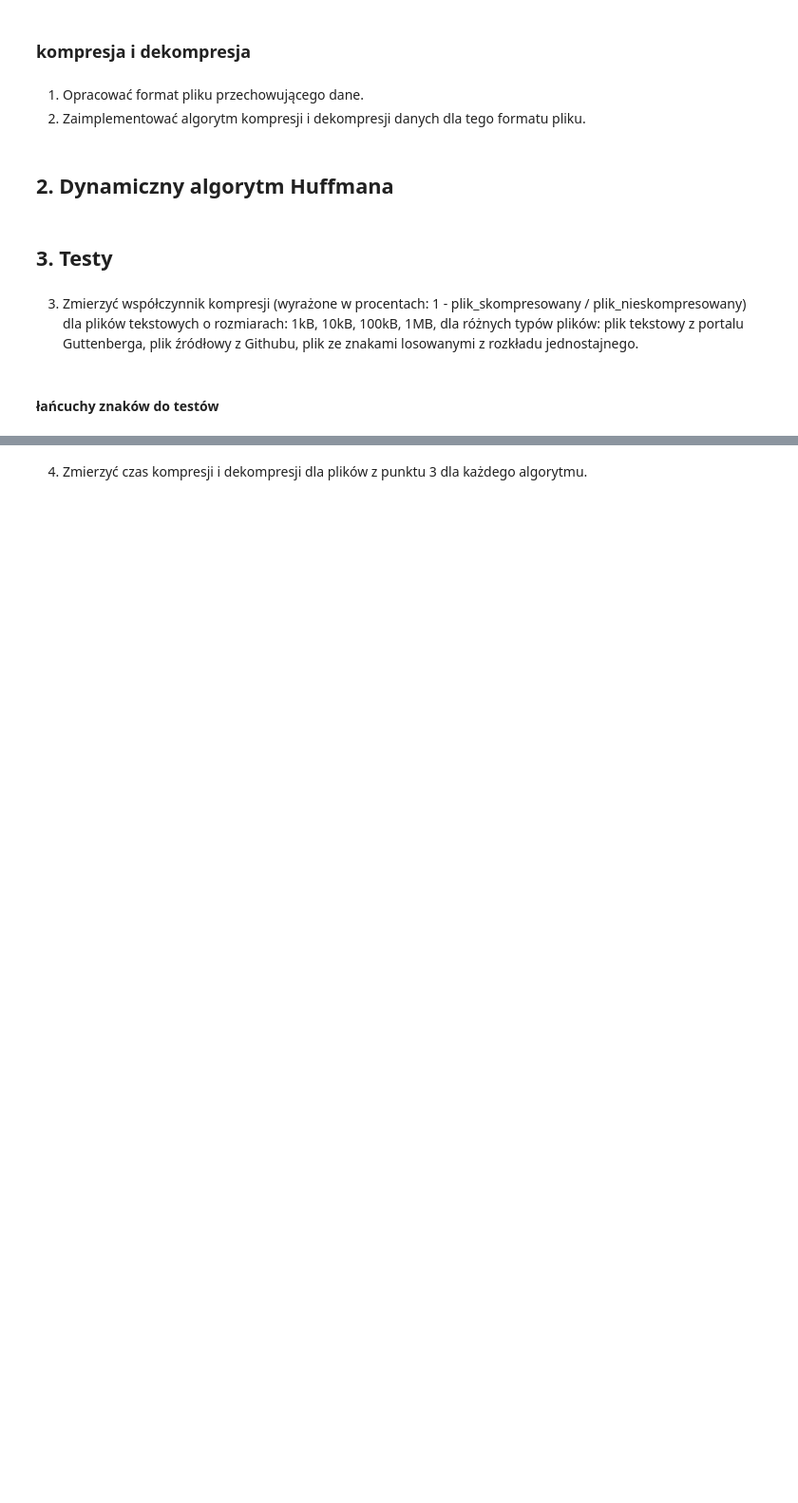
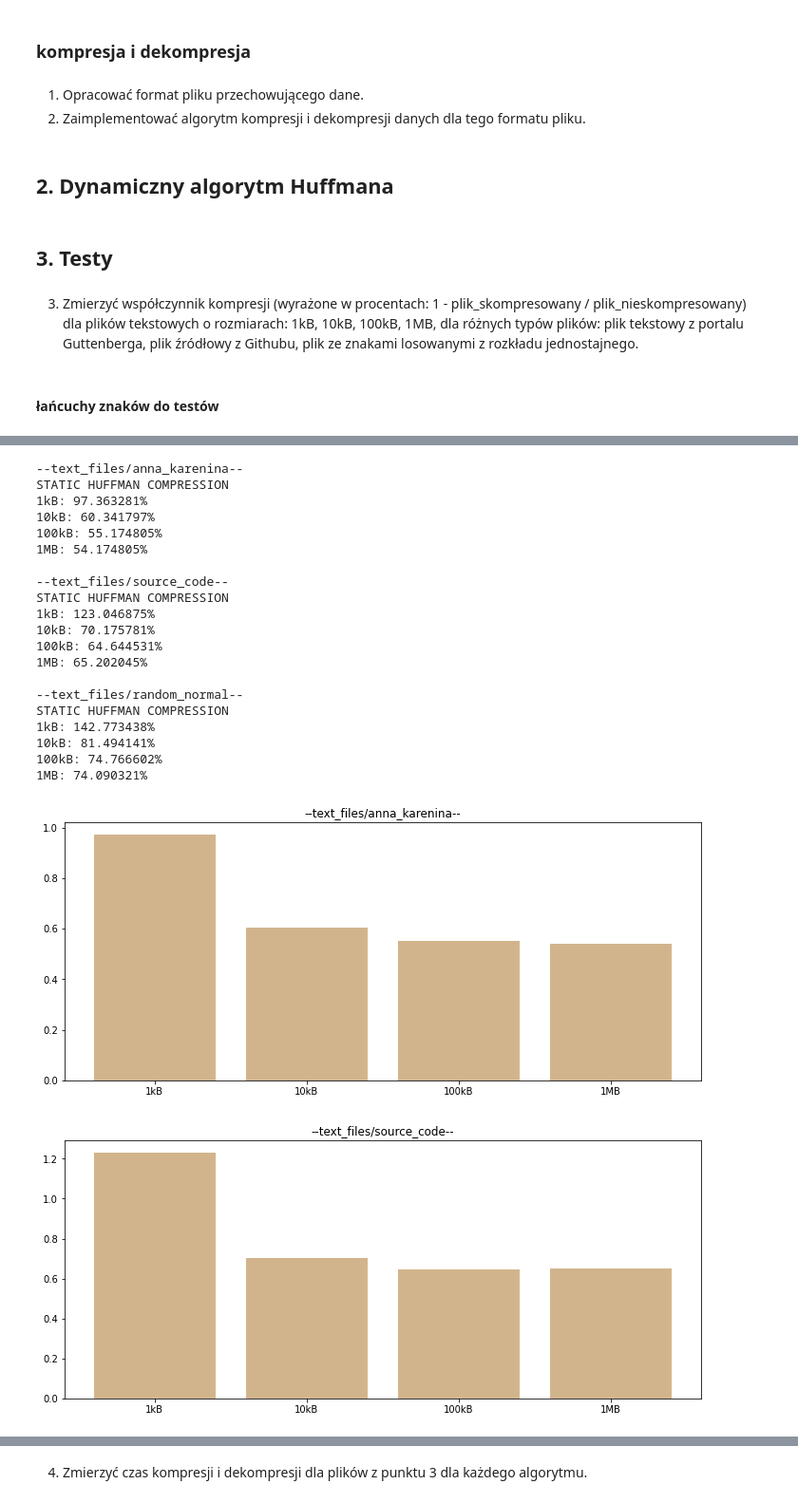
Before and after one commit to mhawryluk/text-algorithms, a Jupyter notebook: 3-text-compression/zad3.ipynb, the cells around one changed output, grey strips where cells are left out. Shown at 95% size. Drawn from its saved outputs; the diff is of its cells as text; code cells hidden in the pictures; blank space fills up the shorter version.

Commit message:
lab 3 - tests, plotting

```diff
--- a/3-text-compression/zad3.ipynb
+++ b/3-text-compression/zad3.ipynb
@@ -207,11 +180,16 @@ Counter({'o': 26, ';': 22, 'B': 22, 'k': 21, 'l': 20, 'H': 19, ']': 19, '[': 19,
 # %%
-##### normal distribution random
+# normal distribution random
 alphabet = list(range(48, 126))
 shuffle(alphabet)
 
 with open('text_files/random_normal_full.txt', 'w') as f:
     for _ in range(5000000):
-        random_index = round(np.random.normal(len(alphabet)//2, len(alphabet)//2))
+        random_index = round(np.random.normal(len(alphabet)//2, len(alphabet)//5))
         if random_index < 0 or random_index >= len(alphabet):
             continue
         f.write(chr(alphabet[random_index]))
+
+!dd if=text_files/random_normal_full.txt of=text_files/random_normal_1MB.txt skip=0 count=11048576  iflag=skip_bytes,count_bytes
+!dd if=text_files/random_normal_full.txt of=text_files/random_normal_100kB.txt skip=2048 count=102400  iflag=skip_bytes,count_bytes
+!dd if=text_files/random_normal_full.txt of=text_files/random_normal_10kB.txt skip=4096 count=10240  iflag=skip_bytes,count_bytes
+!dd if=text_files/random_normal_full.txt of=text_files/random_normal_1kB.txt skip=800 count=1024  iflag=skip_bytes,count_bytes
@@ -217,0 +240,49 @@ with open('text_files/random_normal_full.txt', 'w') as f:
+# %%
+def get_compression_rate(file, text):
+    file_size = os.path.getsize(file)
+    encode(text, 'encoded')
+    encoded_size = os.path.getsize('encoded')
+    return encoded_size/file_size
+# %%
+def plot_compression_rate(rates_info, title, sizes):
+    fig, ax = plt.subplots(1, len(rates_info), figsize=(12, 5))
+
+    for i, rates in enumerate(rates_info):
+        ax.set_title(title)
+        ax.bar(sizes, rates[0], color='tan')
+# %%
+for files, texts in zip([book_files, source_code_files, random_normal_files], [books, source_codes, random_normals]):
+    file_type = f'--{"_".join(files[0].split("_")[:3])}--'
+    print(file_type)
+
+    print('static huffman compression'.upper())
+    rates_static = []
+    for i, size in enumerate(sizes):
+        rates_static.append(get_compression_rate(files[i], texts[i]))
+        print(f'{size}: {rates_static[-1]:%}')
+
+    plot_compression_rate([[rates_static, 'static']], file_type, sizes)
+    print()
+# %% [output]
+--text_files/anna_karenina--
+STATIC HUFFMAN COMPRESSION
+1kB: 97.363281%
+10kB: 60.341797%
+100kB: 55.174805%
+1MB: 54.174805%
+
+--text_files/source_code--
+STATIC HUFFMAN COMPRESSION
+1kB: 123.046875%
+10kB: 70.175781%
+100kB: 64.644531%
+1MB: 65.202045%
+
+--text_files/random_normal--
+STATIC HUFFMAN COMPRESSION
+1kB: 142.773438%
+10kB: 81.494141%
+100kB: 74.766602%
+1MB: 74.090321%
+[figure, added]
+[figure, added]
```
Also changed, not shown: parts of 9 cells of this notebook, 8 other files.
